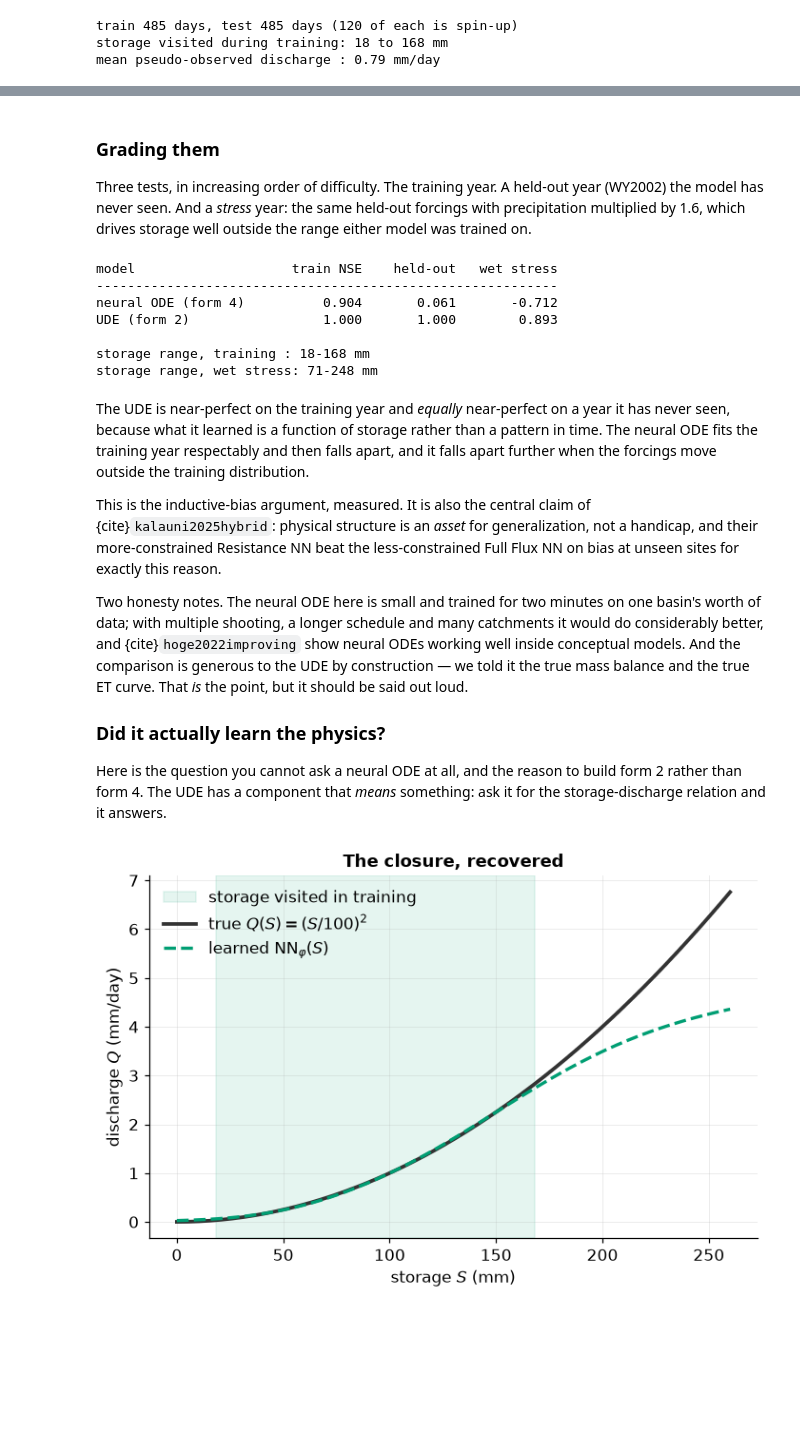
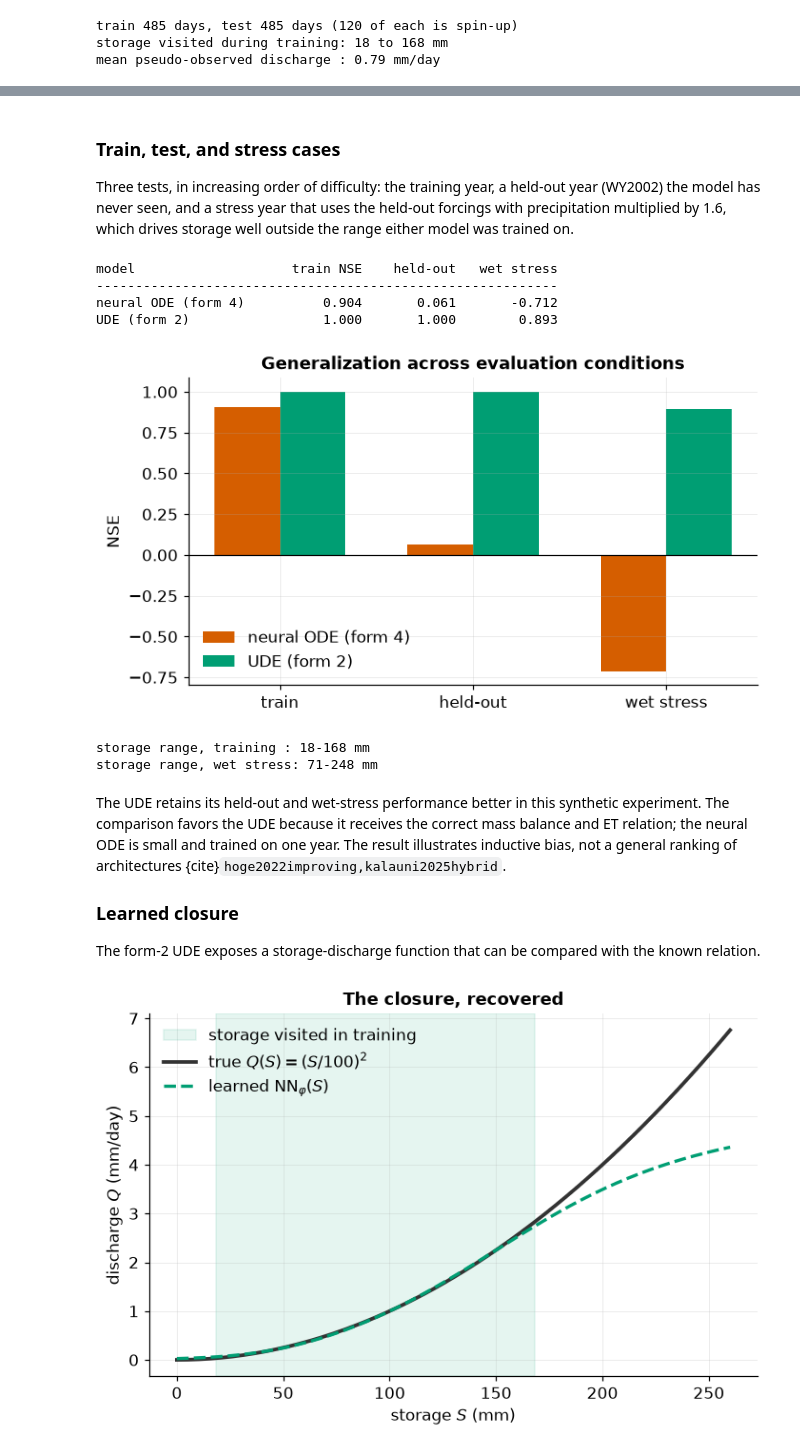
Before and after one commit to BennettHydroLab/differentiable_modeling_workshop, a Jupyter notebook: notebooks/theory/02_neural_odes_and_udes.ipynb, the cells around one changed output, grey strips where cells are left out. Cells and saved outputs as stored; diff of their text form; code cells hidden in the pictures; blank space fills up the shorter version.

```diff
--- a/notebooks/theory/02_neural_odes_and_udes.ipynb
+++ b/notebooks/theory/02_neural_odes_and_udes.ipynb
@@ -619,63 +570,65 @@ UDE: 321 weights (phi), and no theta at all — the closure replaced the paramet
 # %% [markdown]
-### Grading them
+### Train, test, and stress cases
 
-Three tests, in increasing order of difficulty. The training year. A held-out
-year (WY2002) the model has never seen. And a *stress* year: the same held-out
+Three tests, in increasing order of difficulty: the training year, a held-out
+year (WY2002) the model has never seen, and a stress year that uses the held-out
 forcings with precipitation multiplied by 1.6, which drives storage well outside
 the range either model was trained on.
 # %%
 P_wet = P_test * 1.6
 S_wet, Q_wet = run_truth(P_wet, E_test)
 
 rows = []
 with torch.no_grad():
     for label, model in [("neural ODE (form 4)", node), ("UDE (form 2)", ude)]:
         scores = [
             float(nse(model(P, E)[SPINUP:], Q_train[SPINUP:])),
             float(nse(model(P_test, E_test)[SPINUP:], Q_test[SPINUP:])),
             float(nse(model(P_wet, E_test)[SPINUP:], Q_wet[SPINUP:])),
         ]
         rows.append((label, scores))
 
 print(f"{'model':<22}{'train NSE':>12}{'held-out':>12}{'wet stress':>13}")
 print("-" * 59)
 for label, s in rows:
     print(f"{label:<22}{s[0]:>12.3f}{s[1]:>12.3f}{s[2]:>13.3f}")
 
-print(f"\nstorage range, training : {S_train.min():.0f}-{S_train.max():.0f} mm")
+labels = [r[0] for r in rows]
+values = np.array([r[1] for r in rows])
+x = np.arange(3)
+width = 0.34
+fig, ax = plt.subplots(figsize=(7, 3.8))
+ax.bar(x - width / 2, values[0], width, color=COLORS["ml"], label=labels[0])
+ax.bar(x + width / 2, values[1], width, color=COLORS["hybrid"], label=labels[1])
+ax.set_xticks(x, ["train", "held-out", "wet stress"])
+ax.set_ylabel("NSE")
+ax.set_title("Generalization across evaluation conditions")
+ax.axhline(0, color="k", lw=0.8)
+ax.legend()
+plt.show()
+
+print()
+print(f"storage range, training : {S_train.min():.0f}-{S_train.max():.0f} mm")
 print(f"storage range, wet stress: {S_wet.min():.0f}-{S_wet.max():.0f} mm")
 # %% [output]
 model                    train NSE    held-out   wet stress
 -----------------------------------------------------------
 neural ODE (form 4)          0.904       0.061       -0.712
 UDE (form 2)                 1.000       1.000        0.893
-
-storage range, training : 18-168 mm
-storage range, wet stress: 71-248 mm
+[figure, added]
+storage range, training : 18-168 mm
+storage range, wet stress: 71-248 mm
 # %% [markdown]
-The UDE is near-perfect on the training year and *equally* near-perfect on a year
-it has never seen, because what it learned is a function of storage rather than a
-pattern in time. The neural ODE fits the training year respectably and then falls
-apart, and it falls apart further when the forcings move outside the training
-distribution.
+The UDE retains its held-out and wet-stress performance better in this synthetic
+experiment. The comparison favors the UDE because it receives the correct mass
+balance and ET relation; the neural ODE is small and trained on one year. The
+result illustrates inductive bias, not a general ranking of architectures
+{cite}`hoge2022improving,kalauni2025hybrid`.
 
-This is the inductive-bias argument, measured. It is also the central claim of
-{cite}`kalauni2025hybrid`: physical structure is an *asset* for generalization,
-not a handicap, and their more-constrained Resistance NN beat the less-constrained
-Full Flux NN on bias at unseen sites for exactly this reason.
+### Learned closure
 
-Two honesty notes. The neural ODE here is small and trained for two minutes on
-one basin's worth of data; with multiple shooting, a longer schedule and many
-catchments it would do considerably better, and {cite}`hoge2022improving` show
-neural ODEs working well inside conceptual models. And the comparison is
-generous to the UDE by construction — we told it the true mass balance and the
-true ET curve. That *is* the point, but it should be said out loud.
-
-### Did it actually learn the physics?
-
-Here is the question you cannot ask a neural ODE at all, and the reason to build
-form 2 rather than form 4. The UDE has a component that *means* something: ask it
-for the storage-discharge relation and it answers.
+The form-2 UDE exposes a storage-discharge function that can be compared with
+the known relation.
 # %%
 S_grid = torch.linspace(0., 260., 200)
 with torch.no_grad():
```
Also changed, not shown: parts of 16 cells of this notebook, 9 other files.
